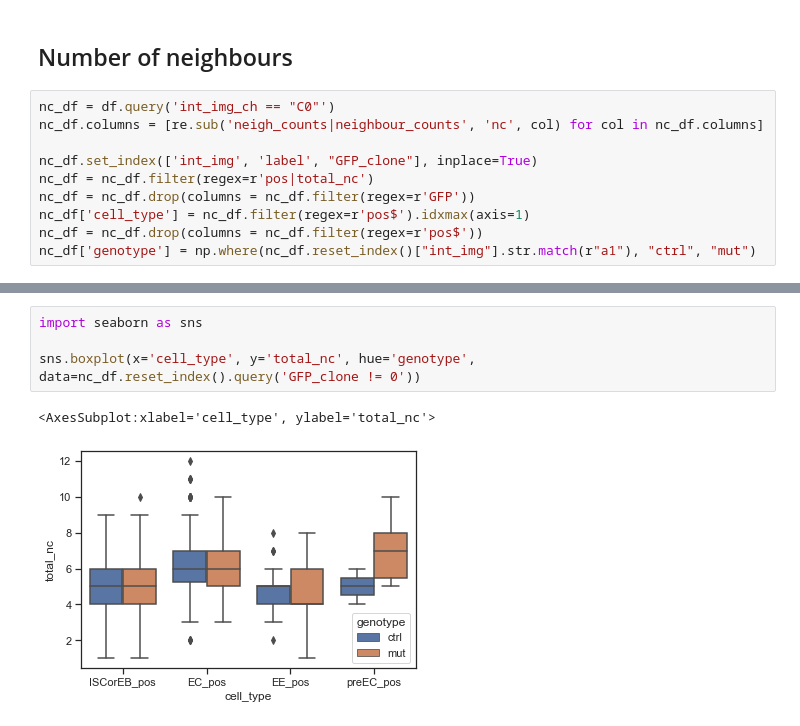
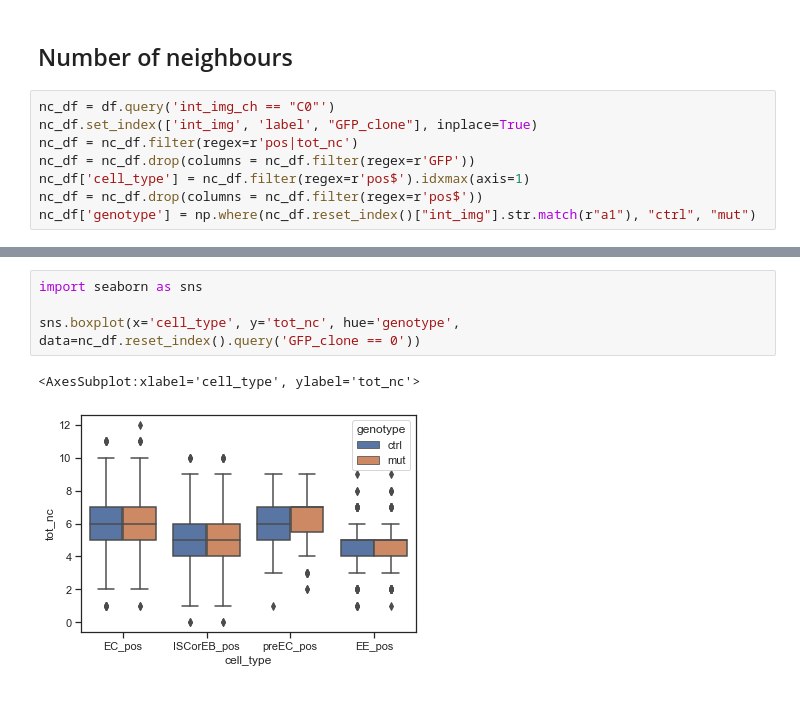
Before and after one commit to morriso1/clonedetective, a Jupyter notebook: 04_Tutorial_Downstream_Analysis_Python.ipynb, the cells around one changed output, grey strips where cells are left out. Drawn from its saved outputs; the diff is of its cells as text.

```diff
--- a/04_Tutorial_Downstream_Analysis_Python.ipynb
+++ b/04_Tutorial_Downstream_Analysis_Python.ipynb
@@ -299,10 +299,8 @@ stat_df.query("comparisons in @contrasts")
 ## Number of neighbours
 # %%
 nc_df = df.query('int_img_ch == "C0"')
-nc_df.columns = [re.sub('neigh_counts|neighbour_counts', 'nc', col) for col in nc_df.columns]
-
 nc_df.set_index(['int_img', 'label', "GFP_clone"], inplace=True)
-nc_df = nc_df.filter(regex=r'pos|total_nc')
+nc_df = nc_df.filter(regex=r'pos|tot_nc')
 nc_df = nc_df.drop(columns = nc_df.filter(regex=r'GFP'))
 nc_df['cell_type'] = nc_df.filter(regex=r'pos$').idxmax(axis=1)
 nc_df = nc_df.drop(columns = nc_df.filter(regex=r'pos$'))
@@ -344,9 +330,9 @@ nc_df.query('total_nc != ECpos_nc + EEpos_nc + preECpos_nc + ISCorEBpos_nc')
 # %%
 import seaborn as sns
 
-sns.boxplot(x='cell_type', y='total_nc', hue='genotype', data=nc_df.reset_index().query('GFP_clone != 0'))
+sns.boxplot(x='cell_type', y='tot_nc', hue='genotype', data=nc_df.reset_index().query('GFP_clone == 0'))
 # %% [output]
-<AxesSubplot:xlabel='cell_type', ylabel='total_nc'>
+<AxesSubplot:xlabel='cell_type', ylabel='tot_nc'>
-[figure, old version]
+[figure, new version]
 # %%
 nc_df
```
Also changed, not shown: parts of 11 cells of this notebook, 7 other files.
